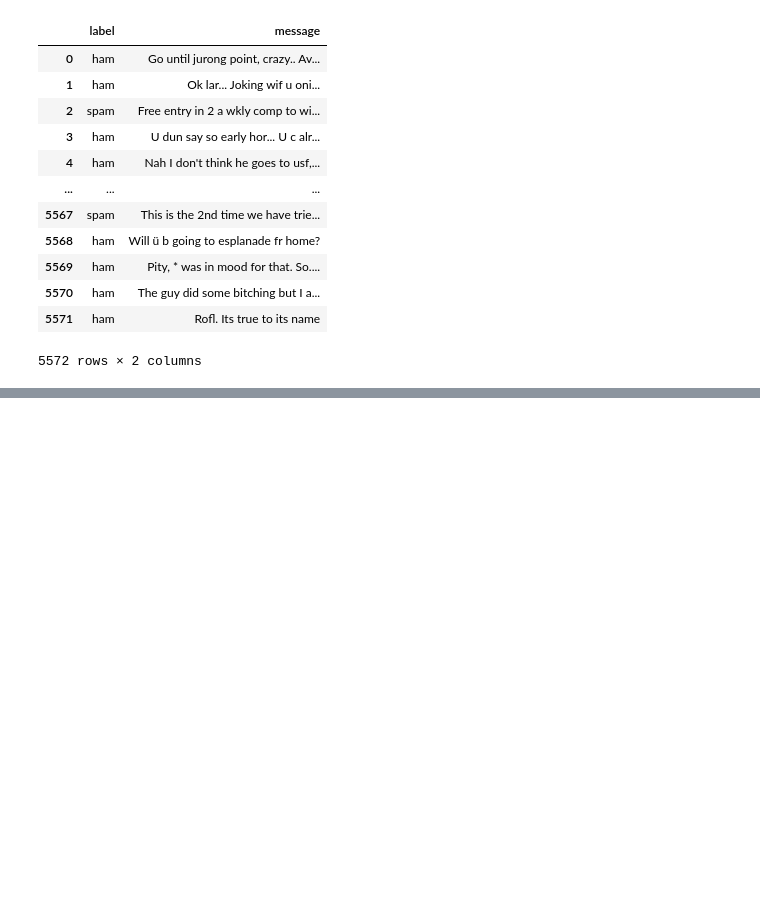
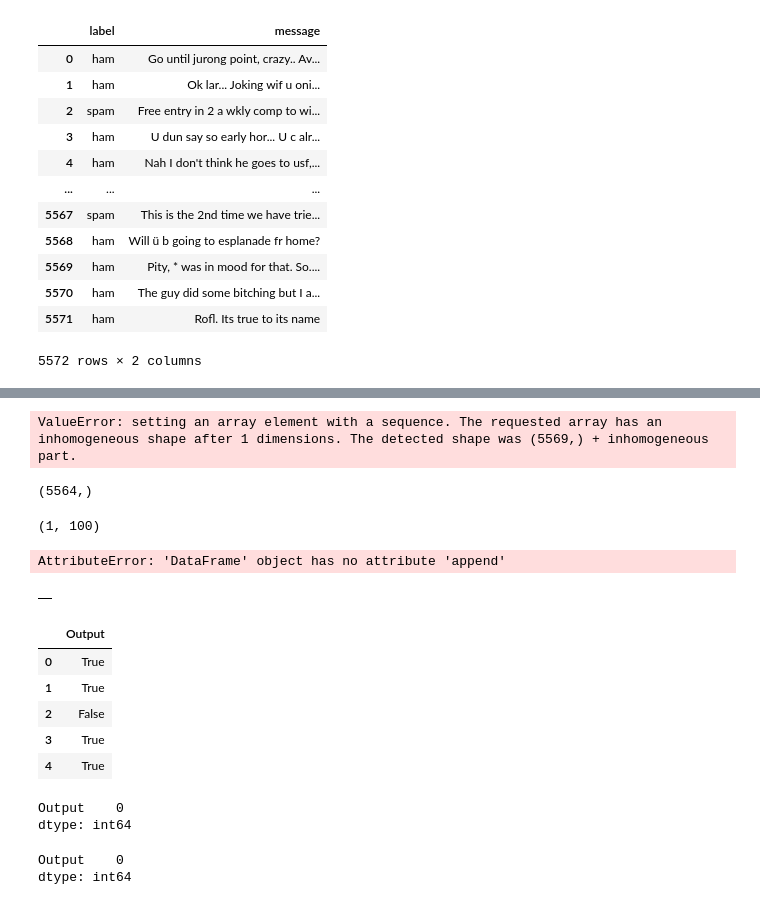
Before and after one commit to Anna-Elsa-Luiz/NLP, a Jupyter notebook: file3_spam_classification.ipynb, the cells around one changed output, grey strips where cells are left out. Saved outputs shown, nothing was run; the diff lists cells and outputs as text; code cells hidden in the pictures; blank space fills up the shorter version.

```diff
--- a/file3_spam_classification.ipynb
+++ b/file3_spam_classification.ipynb
@@ -21,0 +573,8 @@ messages
+# %%
+
+
+#apply for the entire sentences
+import numpy as np
+X=[]
+for i in tqdm(range(len(words))):
+    X.append(avg_word2vec(words[i]))
@@ -21,0 +610,43 @@ messages
+# %%
+X_new = np.array(X)
+# %% [output]
+ValueError: setting an array element with a sequence. The requested array has an inhomogeneous shape after 1 dimensions. The detected shape was (5569,) + inhomogeneous part.
+# %%
+## Dependent Features
+## Output Features
+y = messages[list(map(lambda x: len(x)>0 ,corpus))]
+y=pd.get_dummies(y['label'])
+y=y.iloc[:,0].values
+# %%
+
+y.shape
+# %% [output]
+(5564,)
+# %%
+X[0].reshape(1,-1).shape
+# %% [output]
+(1, 100)
+# %%
+## this is the final independent features
+df=pd.DataFrame()
+for i in range(0,len(X)):
+    df=df.append(pd.DataFrame(X[i].reshape(1,-1)),ignore_index=True)
+# %% [output]
+AttributeError: 'DataFrame' object has no attribute 'append'
+# %%
+
+df.head()
+# %% [output]
+|  |
+# %%
+
+df['Output']=y
+# %%
+df.head()
+# %% [output]
+|  | Output |
+| 0 | True |
+| 1 | True |
+| 2 | False |
+| 3 | True |
+| 4 | True |
@@ -21,0 +655,6 @@ messages
+# %%
+
+df.isnull().sum()
+# %% [output]
+Output    0
+dtype: int64
@@ -21,0 +665,6 @@ messages
+# %%
+
+X.isnull().sum()
+# %% [output]
+Output    0
+dtype: int64
```
Also changed, not shown: parts of 101 cells of this notebook, 10 other files.
